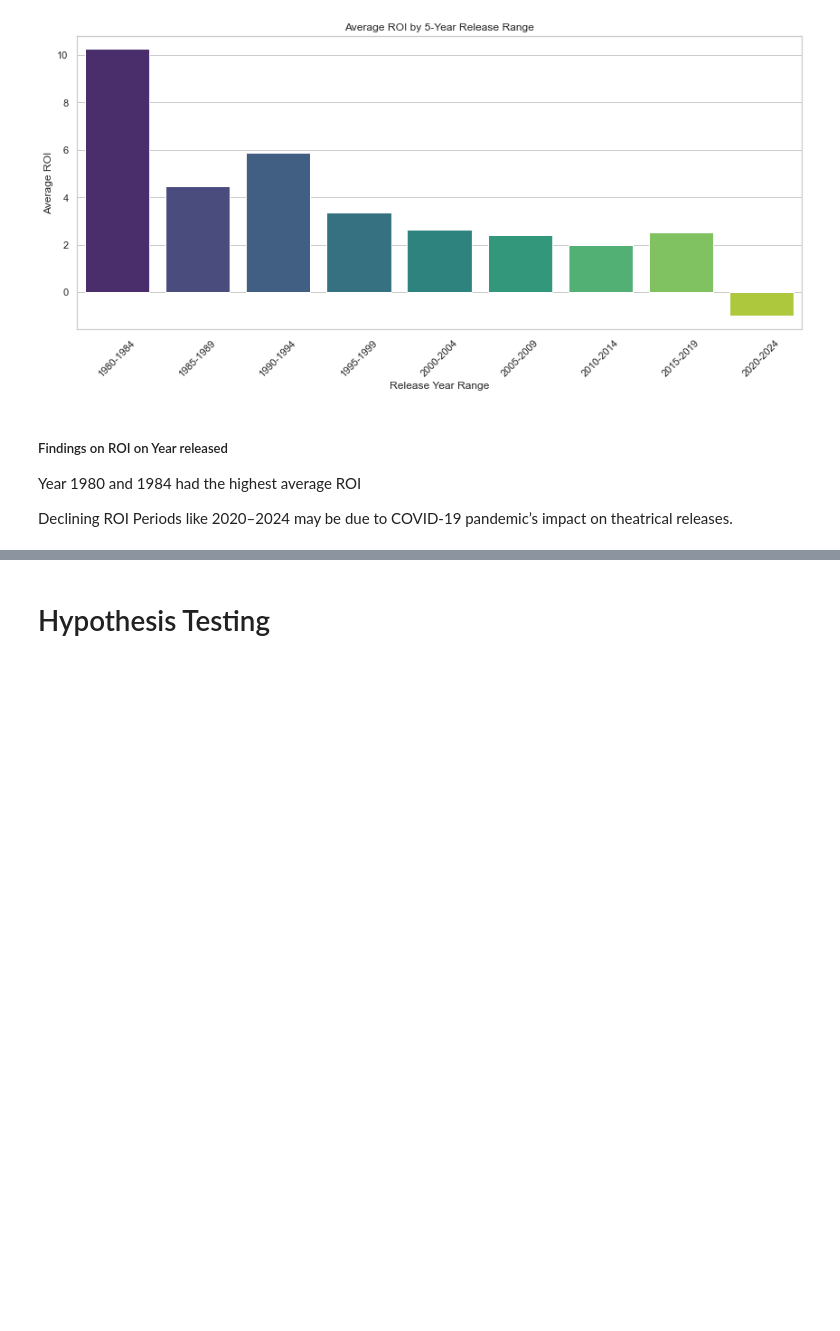
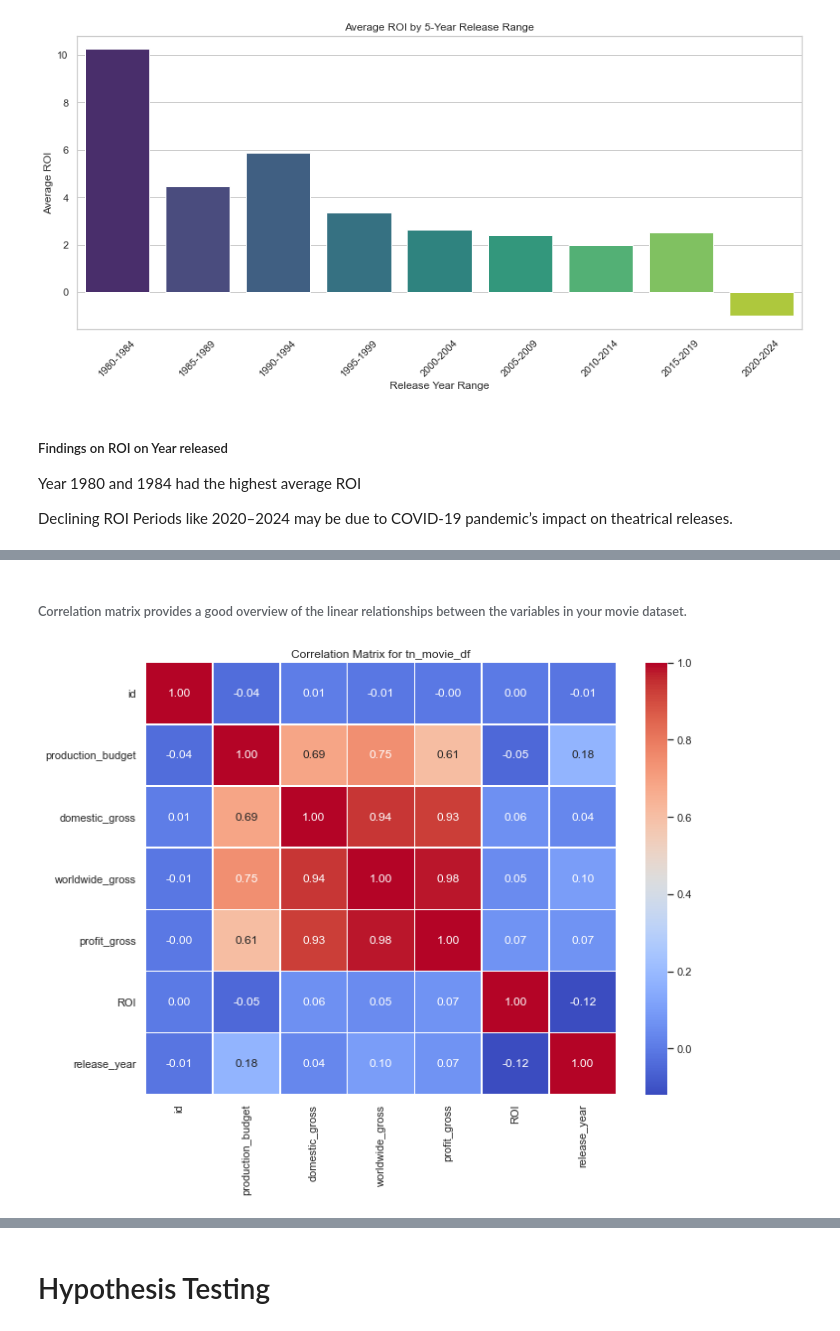
Before and after one commit to CarolN90/Group-9-End-of-Phase-2-Project, a Jupyter notebook: Group_9_Phase_2_Notebook.ipynb, the cells around one changed output, grey strips where cells are left out. Drawn from its saved outputs; the diff is of its cells as text; code cells hidden in the pictures; blank space fills up the shorter version.

Commit message:
include more statistical analysis

```diff
--- a/Group_9_Phase_2_Notebook.ipynb
+++ b/Group_9_Phase_2_Notebook.ipynb
@@ -627,0 +641,5 @@ Declining ROI Periods like  2020–2024 may be due to COVID-19 pandemic’s impa
+# %%
+from scipy.stats import ttest_ind
+tn_movie_df['production_budget'] = tn_movie_df['production_budget'].replace('[\$,]', '', regex=True).astype(float)
+high_budget =tn_movie_df[tn_movie_df['production_budget'] > 50_000_000]
+low_budget = tn_movie_df[tn_movie_df['production_budget'] <= 50_000_000]
@@ -627,0 +653,5 @@ Declining ROI Periods like  2020–2024 may be due to COVID-19 pandemic’s impa
+# %%
+#We extract the columns with numbers from the dataset of tn_movie_df
+
+tn_numeric_df = tn_movie_df.select_dtypes(include=['number'])
+tn_numeric_df
@@ -627,0 +672,3 @@ Declining ROI Periods like  2020–2024 may be due to COVID-19 pandemic’s impa
+# %%
+correlation_matrix = tn_numeric_df.corr()
+print(correlation_matrix)
@@ -627,0 +693,10 @@ Declining ROI Periods like  2020–2024 may be due to COVID-19 pandemic’s impa
+# %% [markdown]
+###### Correlation matrix provides a good overview of the linear relationships between the variables in your movie dataset.
+# %%
+  plt.figure(figsize=(10, 8))
+sns.heatmap(correlation_matrix, annot=True, cmap='coolwarm', fmt='.2f', linewidths=0.5)
+plt.title('Correlation Matrix for tn_movie_df')
+plt.tight_layout()
+plt.show()
+# %% [output]
+[figure, added]
```
Also changed, not shown: parts of 37 cells of this notebook.
